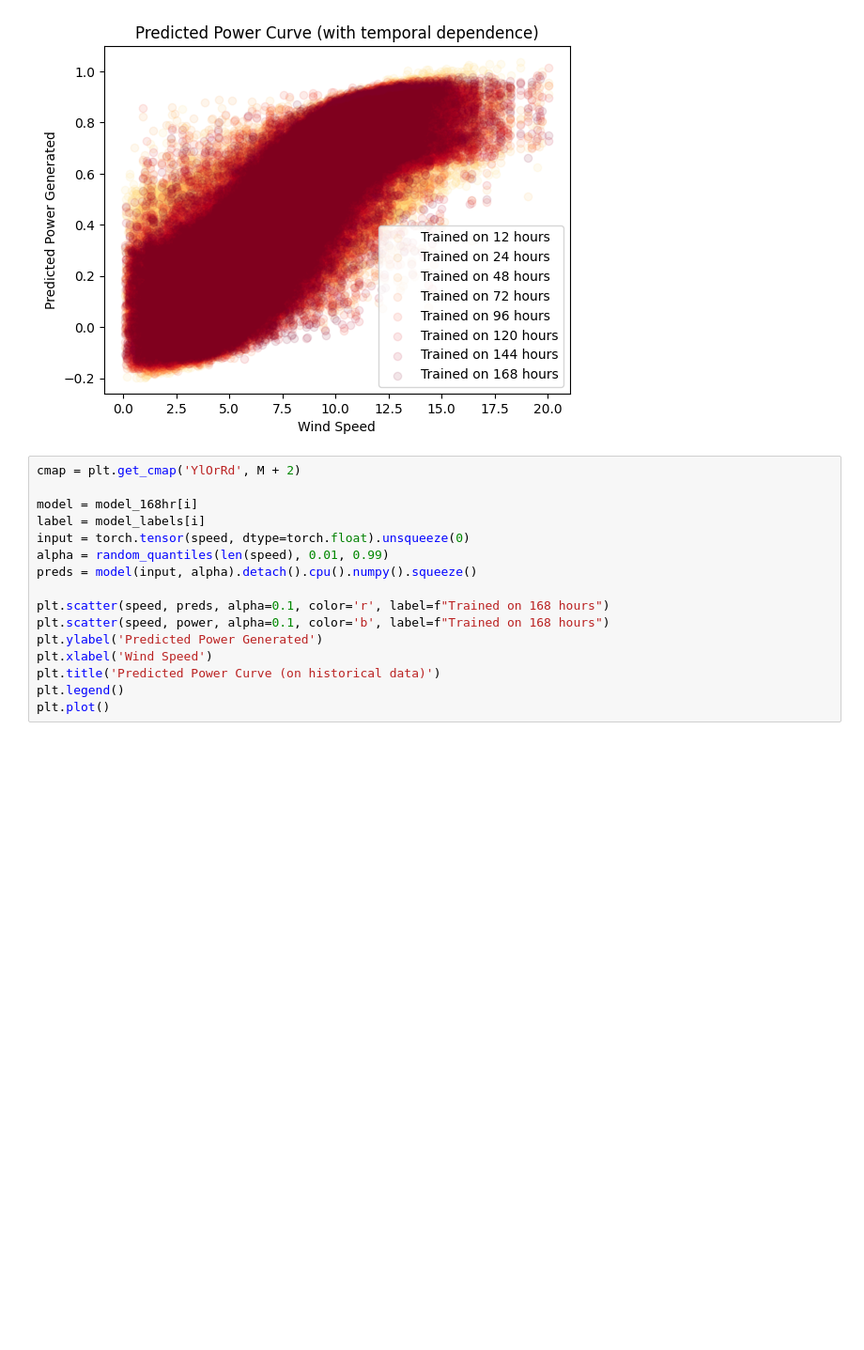
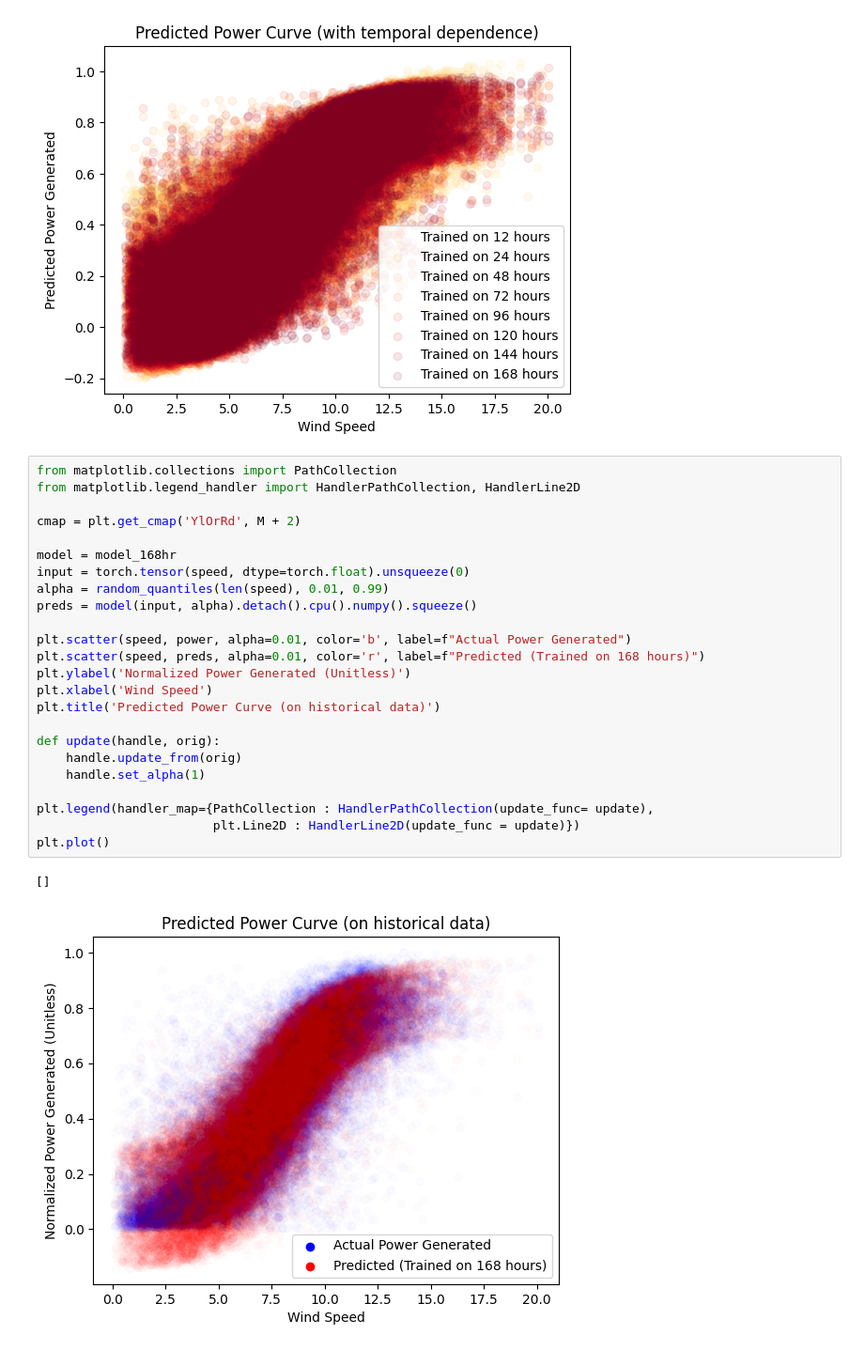
Before and after one commit to davidvalenta-dev/deep-wind-model-dispatch, a Jupyter notebook: power_model/src/model_exploration.ipynb, the cells around one changed output. Shown at 94% size. Cells and saved outputs as stored; diff of their text form; blank space fills up the shorter version.

```diff
--- a/power_model/src/model_exploration.ipynb
+++ b/power_model/src/model_exploration.ipynb
@@ -191,18 +191,29 @@ plt.plot()
 []
 [figure]
 # %%
+from matplotlib.collections import PathCollection
+from matplotlib.legend_handler import HandlerPathCollection, HandlerLine2D
+
 cmap = plt.get_cmap('YlOrRd', M + 2)
 
-model = model_168hr[i]
-label = model_labels[i]
+model = model_168hr
 input = torch.tensor(speed, dtype=torch.float).unsqueeze(0)
 alpha = random_quantiles(len(speed), 0.01, 0.99)
 preds = model(input, alpha).detach().cpu().numpy().squeeze()
 
-plt.scatter(speed, preds, alpha=0.1, color='r', label=f"Trained on 168 hours")
-plt.scatter(speed, power, alpha=0.1, color='b', label=f"Trained on 168 hours")
-plt.ylabel('Predicted Power Generated')
+plt.scatter(speed, power, alpha=0.01, color='b', label=f"Actual Power Generated")
+plt.scatter(speed, preds, alpha=0.01, color='r', label=f"Predicted (Trained on 168 hours)")
+plt.ylabel('Normalized Power Generated (Unitless)')
 plt.xlabel('Wind Speed')
 plt.title('Predicted Power Curve (on historical data)')
-plt.legend()
+
+def update(handle, orig):
+    handle.update_from(orig)
+    handle.set_alpha(1)
+
+plt.legend(handler_map={PathCollection : HandlerPathCollection(update_func= update),
+                        plt.Line2D : HandlerLine2D(update_func = update)})
 plt.plot()
+# %% [output]
+[]
+[figure, added]
```
Also changed, not shown: 1 other file.
